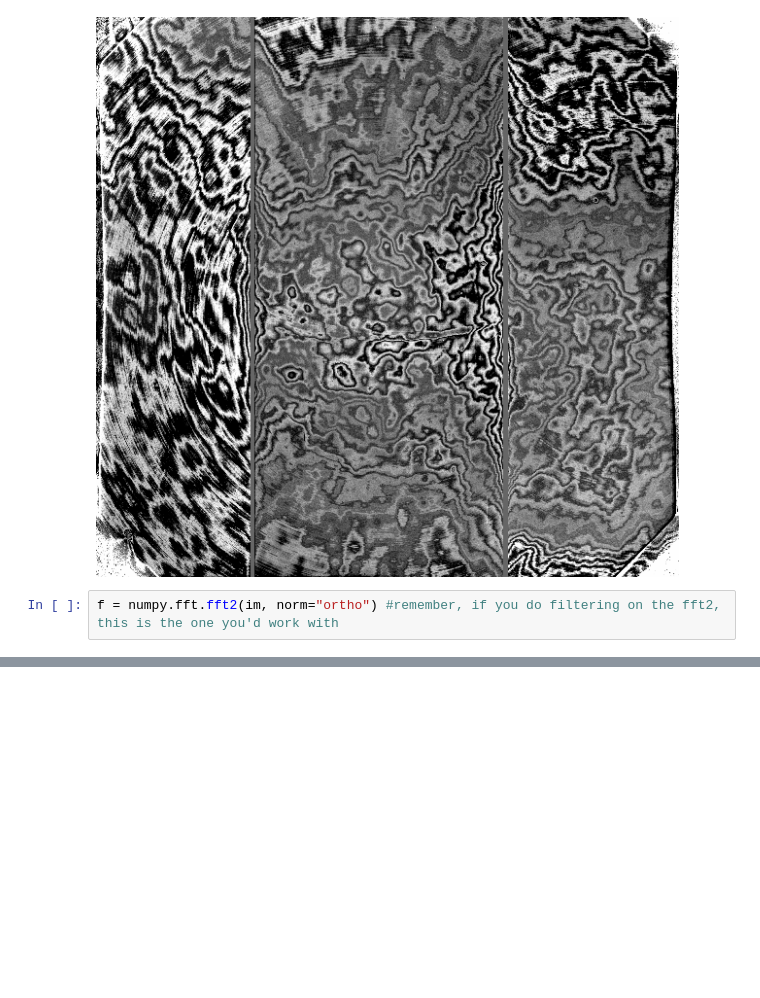
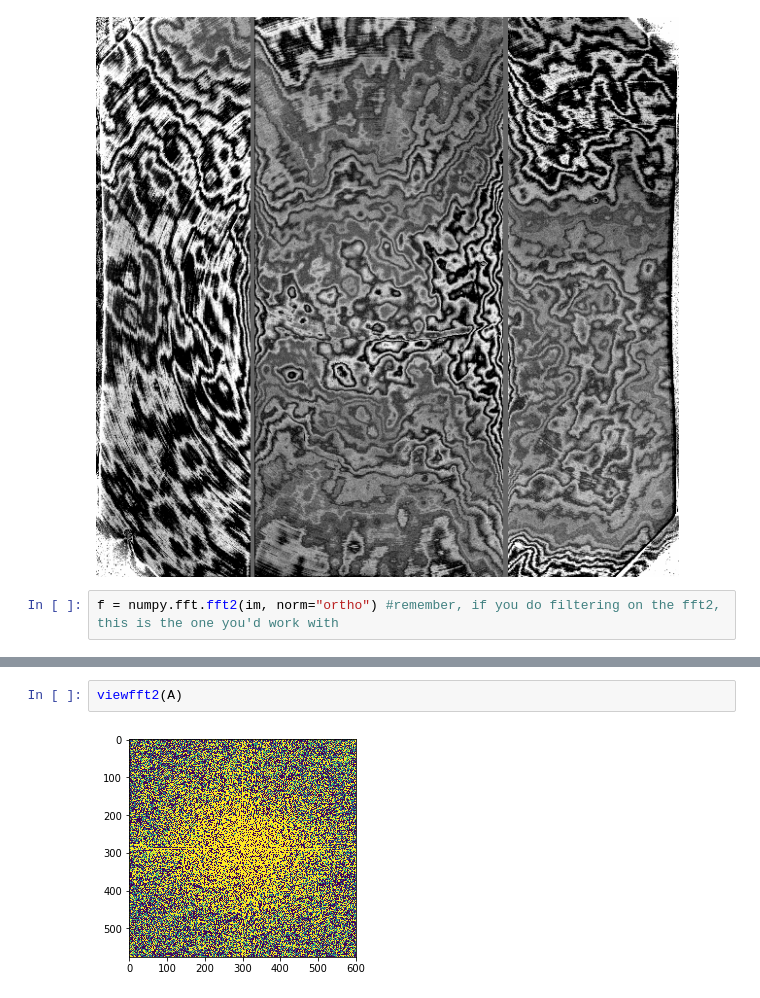
Before and after one commit to bbevan/myjupyternotebooks, a Jupyter notebook: FFT2 in Python - v2.ipynb, the cells around one changed output, grey strips where cells are left out. Cells and saved outputs as stored; diff of their text form; blank space fills up the shorter version.

```diff
--- a/FFT2 in Python - v2.ipynb
+++ b/FFT2 in Python - v2.ipynb
@@ -54,0 +82,4 @@ plt.imshow(fp, vmin=mn, vmax=mx)
+# %%
+viewfft2(A)
+# %% [output]
+[figure, added]
```
Also changed, not shown: parts of 11 cells of this notebook.
